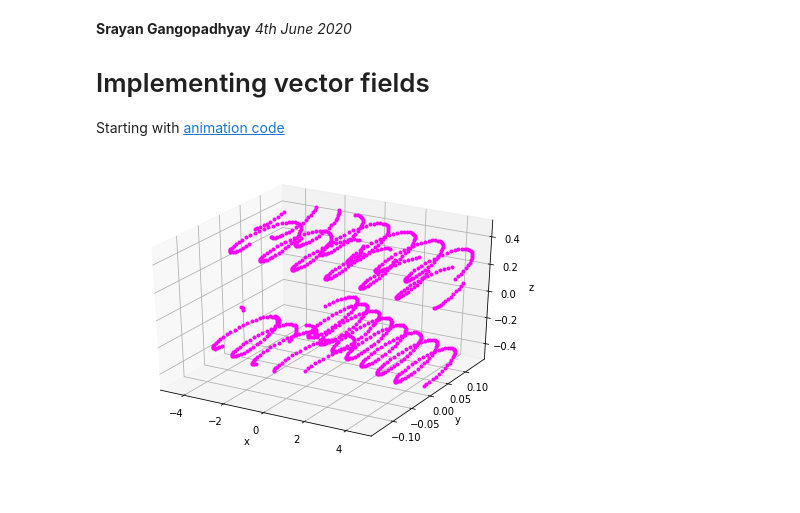
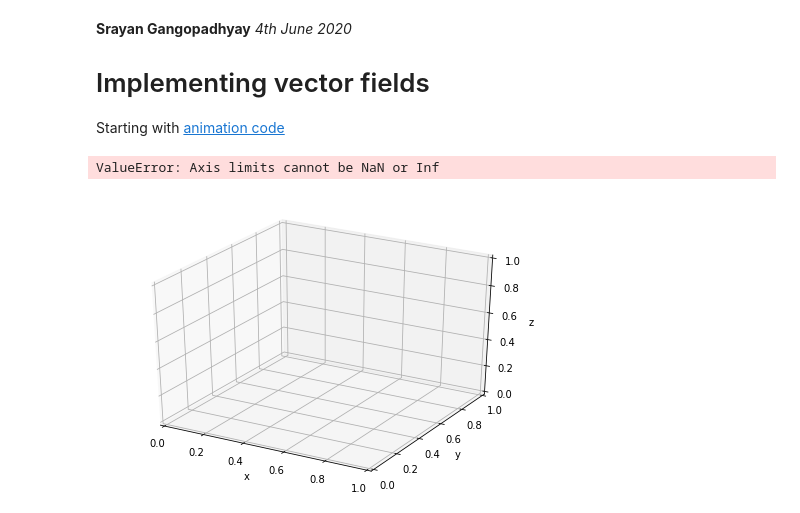
Before and after one commit to sgango/Y1-Project, a Jupyter notebook: ntbks/6_vecfields.ipynb, the cells around one changed output. Drawn from its saved outputs; the diff is of its cells as text; code cells hidden in the pictures.

```diff
--- a/ntbks/6_vecfields.ipynb
+++ b/ntbks/6_vecfields.ipynb
@@ -22,14 +20,13 @@ from IPython.display import HTML  # to display in notebook
 
 # PARAMETERS
 r0 = [0, 0, 0]  # initial position
-v0 = [1, 1, 0]  # initial velocity
-B = [5, 0.02, 0.03]  # magnetic field
-E = [0.1, 0.5, 0]  # electric field
-q, m = 2, 0.7  # charge, mass
-h = 0.01  # step size
-end = 10  # t-value to stop integration
-size = [10,0.3,1]  # simulation dimensions
-animswitch = True  # switch for animation
+v0 = [0/75e8, 0.75e8, 0]  # initial velocity
+B = [15e-6, 25e-6, 0]  # magnetic field
+E = [50, 75, 25]  # electric field
+q, m = 1.6e-19, 1.67e-27  # charge, mass
+h = 0.5  # step size
+end = 100  # t-value to stop integration
+size = [100,100,100]  # simulation dimensions
 
 def lorentz(vel):  # returns acceleration
     return (q/m)*(E+np.cross(vel, B))
@@ -72,42 +69,43 @@ def rk4(func, init1, init2, h, end):
             new_r[0] += size[0]
         if (new_r[0] >= size[0]*0.5):
             new_r[0] -= size[0]
 
         if (new_r[1] < size[1]*-0.5):
             new_r[1] += size[1]
         if (new_r[1] >= size[1]*0.5):
             new_r[1] -= size[1]
 
         if (new_r[2] < size[2]*-0.5):
             new_r[2] += size[2]
         if (new_r[2] >= size[2]*0.5):
             new_r[2] -= size[2]
 
         r[:,i+1] = new_r
         v[:,i+1] = new_v
     return r
 
 r = rk4(lorentz, r0, v0, h, end)
 
 fig = plt.figure()
-if animswitch == True: camera = Camera(fig)  # set up the 'camera' on the figure
+# camera = Camera(fig)  # set up the 'camera' on the figure
 ax = Axes3D(fig)
 ax.set_xlabel('x')
 ax.set_ylabel('y')
 ax.set_zlabel('z')
 ax.set_xlim3d(np.amin(r[0]), np.amax(r[0]))  # auto-scale axes
 ax.set_ylim3d(np.amin(r[1]), np.amax(r[1]))
 ax.set_zlim3d(np.amin(r[2]), np.amax(r[2]))
 
-if animswitch == True:
-    for i in range(r.shape[1]):
-        # plot data up to ith column and take snapshot
-        ax.plot3D(r[0, :i], r[1, :i], r[2, :i], '.', color='magenta')
-        camera.snap()
-    animation = camera.animate(interval=20, blit=True)
-    HTML(animation.to_html5_video())
-else:
-    ax.plot3D(r[0], r[1], r[2], '.')
-    plt.show()
+# for i in range(r.shape[1]):
+    # plot data up to ith column and take snapshot
+#     ax.plot3D(r[0, :i], r[1, :i], r[2, :i], '.', color='magenta')
+#     camera.snap()
+
+# animation = camera.animate(interval=20, blit=True)
+# HTML(animation.to_html5_video())
+
+ax.plot3D(r[0], r[1], r[2], '.')
+plt.show()
 # %% [output]
+ValueError: Axis limits cannot be NaN or Inf
-[figure, old version]
+[figure, new version]
```
Also changed, not shown: parts of 1 cell of this notebook.
